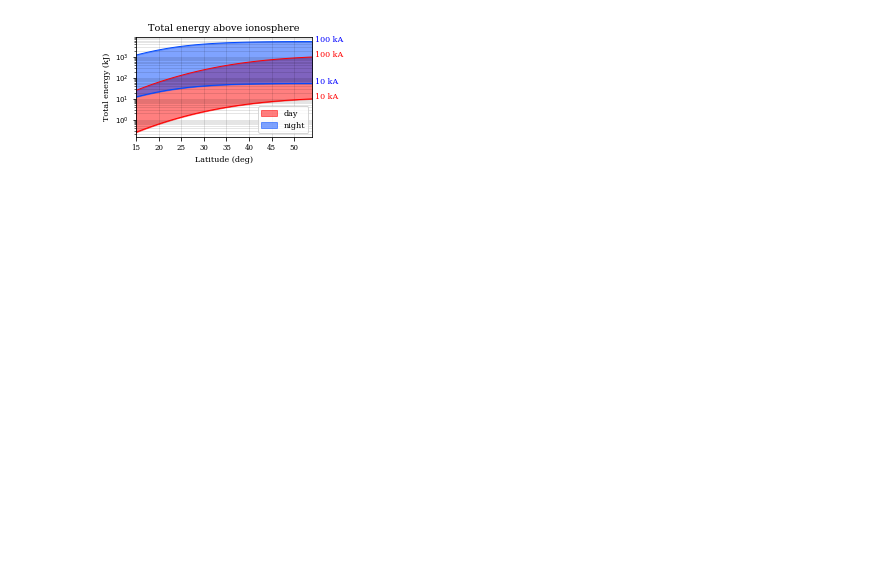
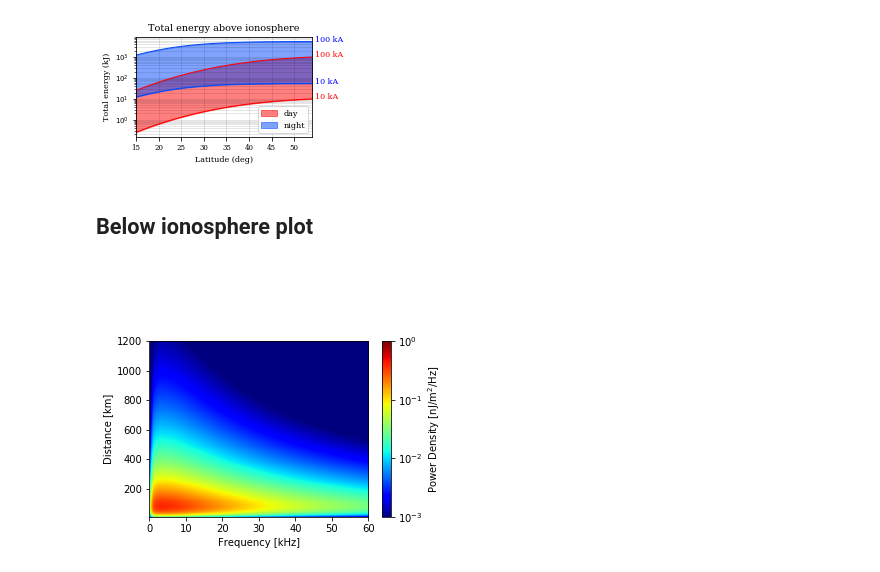
Before and after one commit to asousa/thesis_figures, a Jupyter notebook: plot_input_energy.ipynb, the cells around one changed output. Cells and saved outputs as stored; diff of their text form; code cells hidden in the pictures; blank space fills up the shorter version.

```diff
--- a/plot_input_energy.ipynb
+++ b/plot_input_energy.ipynb
@@ -481,2 +643,4 @@ fig.savefig('total_energy_2col.pdf')
 # %% [output]
 [figure]
+# %% [markdown]
+## Below ionosphere plot
@@ -482,0 +714,53 @@ fig.savefig('total_energy_2col.pdf')
+# %%
+scale = np.zeros([len(freqs), len(lats)])
+
+for f_ind, f in enumerate(freqs):
+    for lat_ind, lat in enumerate(lats):
+        center_lon = 0
+        out_lon = 0
+        w = 2.*np.pi*f
+        MLT = 0
+        i0 = -100e3
+        scale[f_ind, lat_ind] = input_power_scaling(center_lat, center_lon, lat, out_lon, w, i0, MLT)
+# %%
+# --------------- Latex Plot Beautification --------------------------
+fig_width = 4
+fig_height = 2.25
+fig_size =  [fig_width+1,fig_height+1]
+params = {'backend': 'ps',
+          'font.family': 'sans-serif',
+          'axes.labelsize': 10,
+          'font.size': 10,
+          'legend.fontsize': 10,
+          'xtick.labelsize': 10,
+          'ytick.labelsize': 10,
+          'text.usetex': False,
+          'figure.figsize': fig_size}
+plt.rcParams.update(params)
+# --------------- Latex Plot Beautification --------------------------
+
+scale_scaled = np.log10((1e9)*scale.T)
+
+fig, ax = plt.subplots(1,1)
+
+p1 = ax.pcolorfast(freqs, dist_lat/1000,scale_scaled, cmap = plt.cm.jet, vmin = -3, vmax = 0)
+
+cb = fig.colorbar(p1)
+ax.set_xlim([200,60000])
+ax.set_ylim([10,1200])
+
+ctix = [-3,-2,-1,0]
+cb.set_ticks(ctix)
+cb.set_ticklabels(['10$^{%d}$'%c for c in ctix])
+cb.set_label('Power Density [nJ/m$^2$/Hz]')
+
+xtix = np.arange(0, 60001,10000)
+ax.set_xticks(xtix)
+ax.set_xticklabels([x/1000 for x in xtix])
+ax.set_xlabel('Frequency [kHz]')
+ax.set_ylabel('Distance [km]')
+
+fig.tight_layout()
+fig.savefig('power_scaling_below_ionosphere.png',dpi=300)
+# %% [output]
+[figure, added]
```
Also changed, not shown: parts of 17 cells of this notebook, 2 other files.
